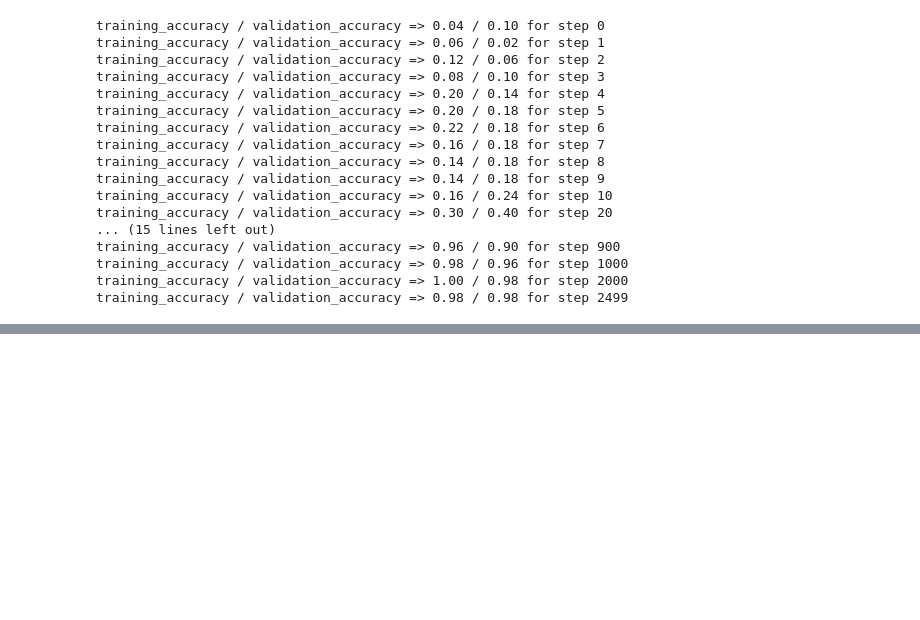
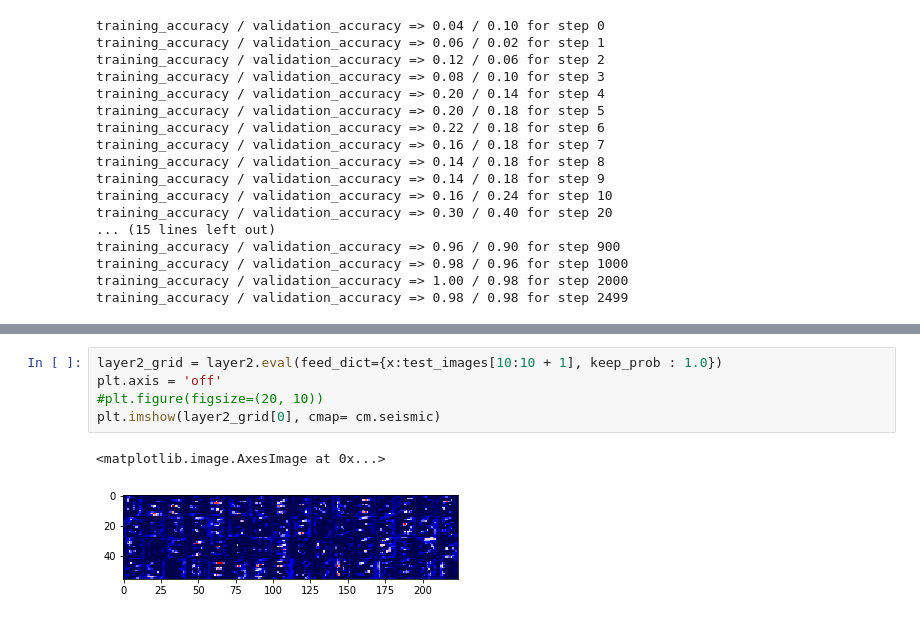
Before and after one commit to tlenglin/kaggle---digit-recognizer-project, a Jupyter notebook: kernel/Digit Recognizer.ipynb, the cells around one changed output, grey strips where cells are left out. Drawn from its saved outputs; the diff is of its cells as text; blank space fills up the shorter version.

```diff
--- a/kernel/Digit Recognizer.ipynb
+++ b/kernel/Digit Recognizer.ipynb
@@ -444,0 +489,8 @@ training_accuracy / validation_accuracy => 0.98 / 0.98 for step 2499
+# %%
+layer2_grid = layer2.eval(feed_dict={x:test_images[10:10 + 1], keep_prob : 1.0})
+plt.axis = 'off'
+#plt.figure(figsize=(20, 10))
+plt.imshow(layer2_grid[0], cmap= cm.seismic)
+# %% [output]
+<matplotlib.image.AxesImage at 0x...>
+[figure, added]
```
Also changed, not shown: parts of 5 cells of this notebook, 1 other file.
